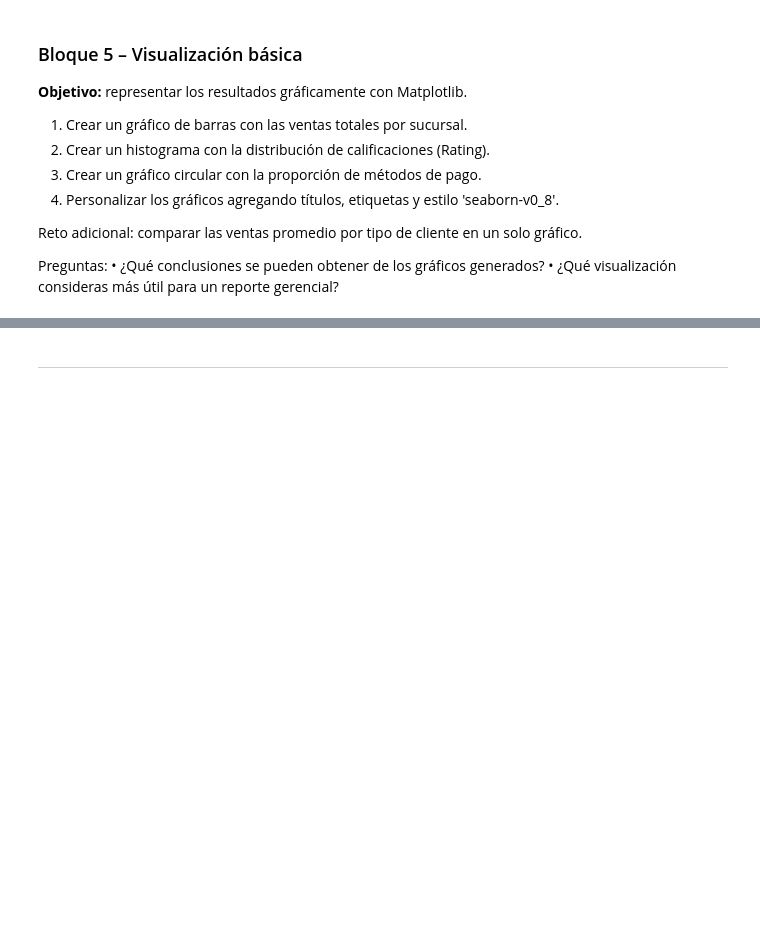
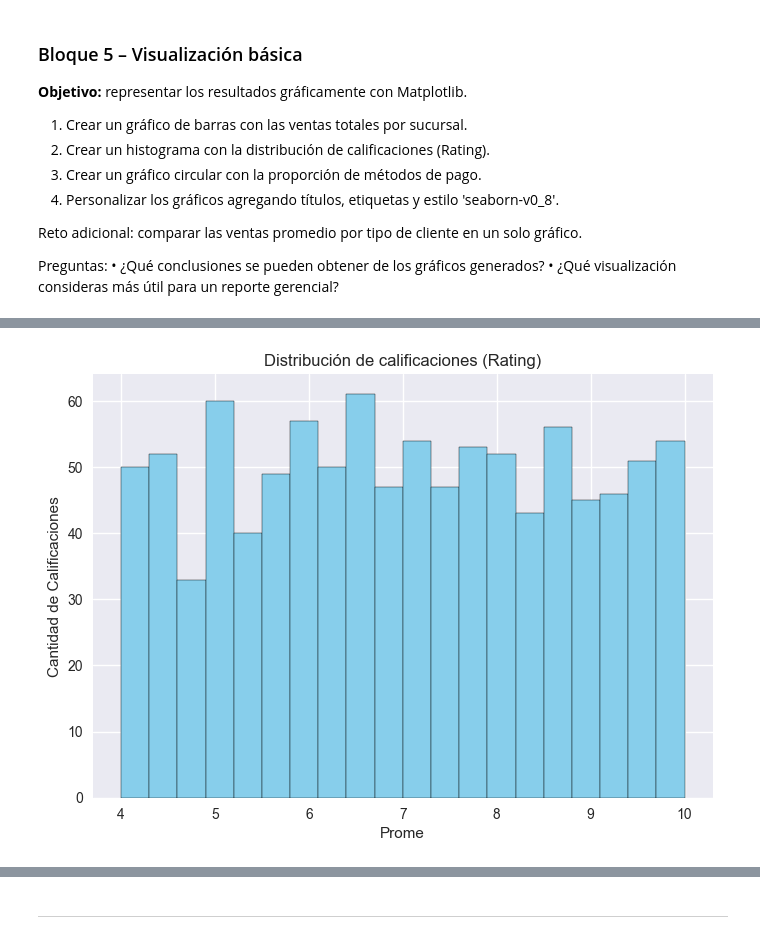
Before and after one commit to skev24/Python-para-el-Ana-lisis-de-Datos, a Jupyter notebook: Practices/Practica_Tema1.ipynb, the cells around one changed output, grey strips where cells are left out. Saved outputs shown, nothing was run; the diff lists cells and outputs as text; code cells hidden in the pictures; blank space fills up the shorter version.

```diff
--- a/Practices/Practica_Tema1.ipynb
+++ b/Practices/Practica_Tema1.ipynb
@@ -347,0 +358,11 @@ Preguntas:
+# %%
+# Punto 2: Histograma con la distribución de calificaciones (Rating)
+df_SuperMarketAnalysis_csv['Rating'].plot(kind='hist', bins=20, color='skyblue', edgecolor='black')
+#plt.hist(df_SuperMarketAnalysis_csv['Rating'], bins=20, color='skyblue', edgecolor='black')
+plt.title('Distribución de calificaciones (Rating)')
+plt.ylabel('Cantidad de Calificaciones')
+plt.xlabel('Prome')
+plt.style.use('seaborn-v0_8')
+plt.show()
+# %% [output]
+[figure, added]
```
Also changed, not shown: parts of 6 cells of this notebook, 1 other file.
